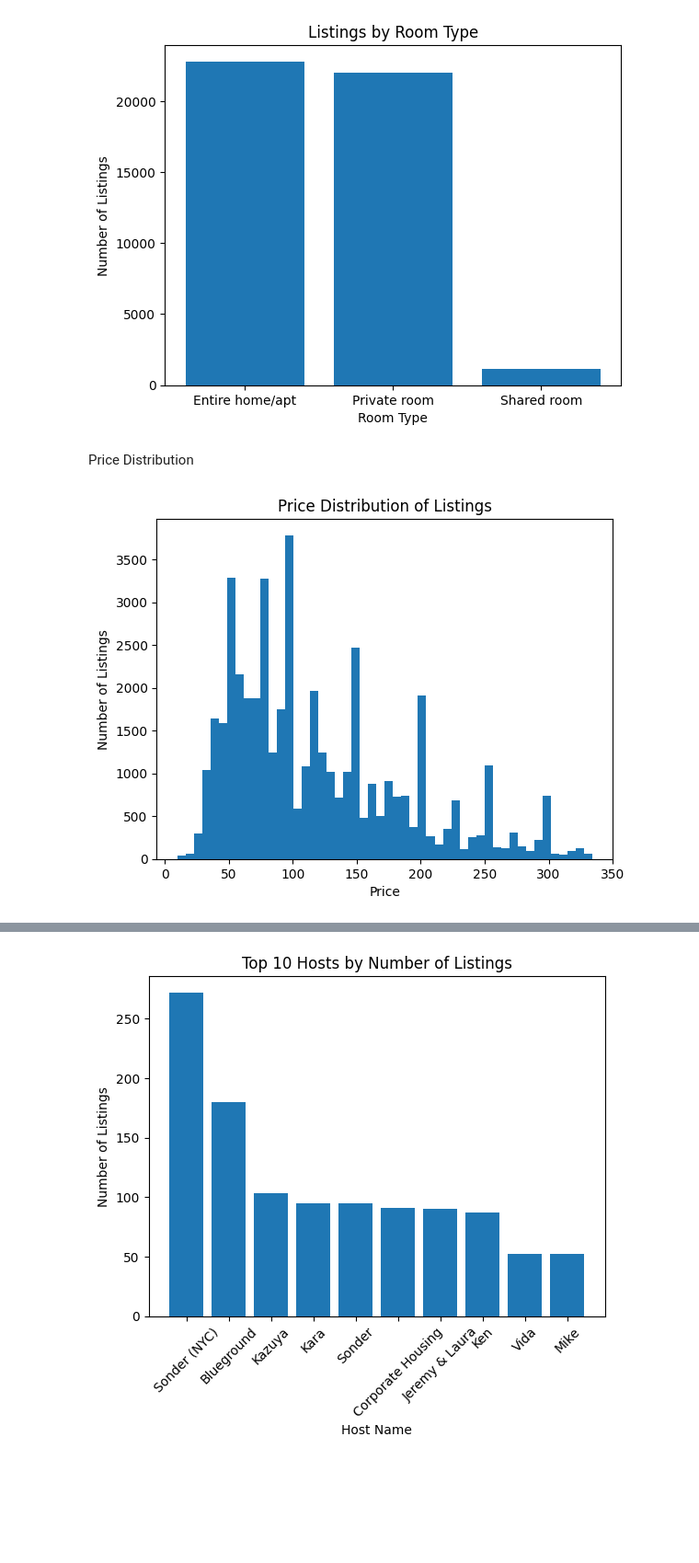
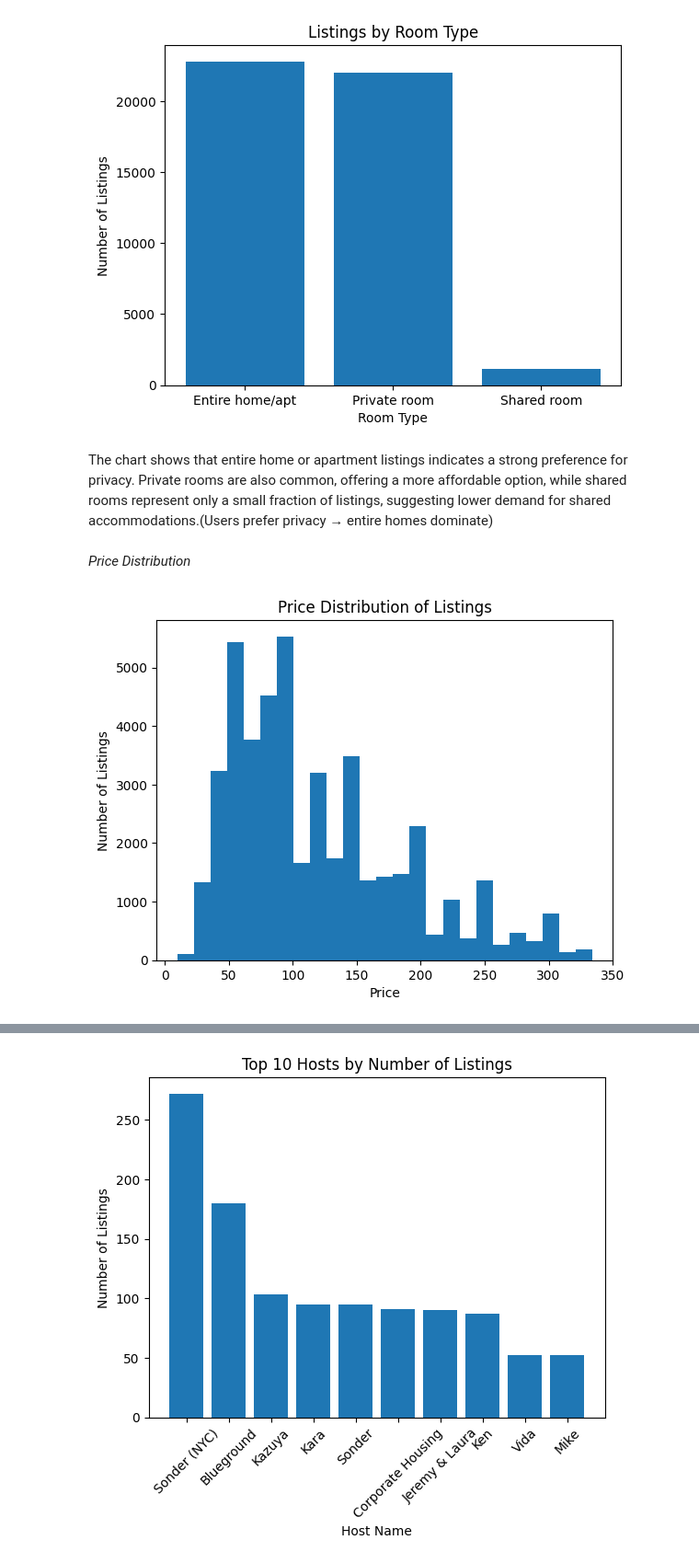
Before and after one commit to ulkar04/airbnb, a Jupyter notebook: airbnb.ipynb, the cells around one changed output, grey strips where cells are left out. Shown at 92% size. Cells and saved outputs as stored; diff of their text form; code cells hidden in the pictures; blank space fills up the shorter version.

```diff
--- a/airbnb.ipynb
+++ b/airbnb.ipynb
@@ -136,0 +158,3 @@ airbnb_data['room_type']           = airbnb_data['room_type'].astype('category')
+# %%
+#Drop columns that provide no analytical value.
+airbnb_data.drop(['id', 'name'], axis=1, inplace=True)
@@ -609,19 +747,21 @@ plt.ylabel("Number of Listings")
 plt.show()
 # %% [output]
 [figure]
+# %% [markdown]
+The chart shows that entire home or apartment listings indicates a strong preference for privacy. Private rooms are also common, offering a more affordable option, while shared rooms represent only a small fraction of listings, suggesting lower demand for shared accommodations.(Users prefer privacy → entire homes dominate)
 # %% [markdown]
-Price Distribution
+_Price Distribution_
 # %%
 import matplotlib.pyplot as plt
 
 plt.figure()
 
-plt.hist(airbnb_data["price"], bins=50)
+plt.hist(airbnb_data["price"], bins=25)
 
 plt.title("Price Distribution of Listings")
 plt.xlabel("Price")
 plt.ylabel("Number of Listings")
 
 plt.show()
 # %% [output]
-[figure, old version]
+[figure, new version]
```
Also changed, not shown: parts of 87 cells of this notebook.
